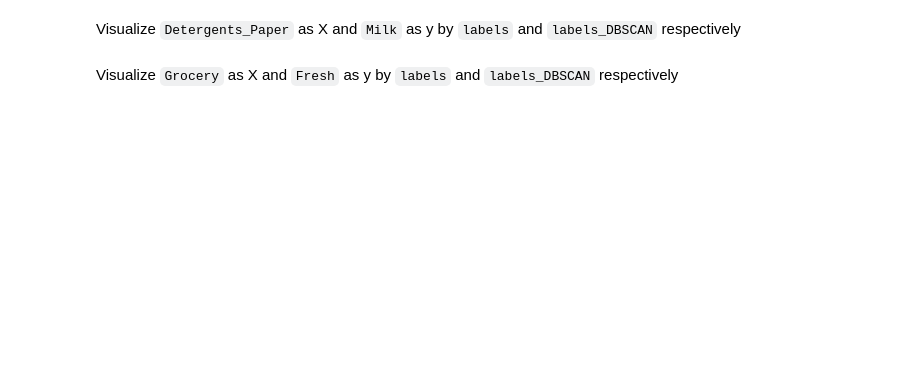
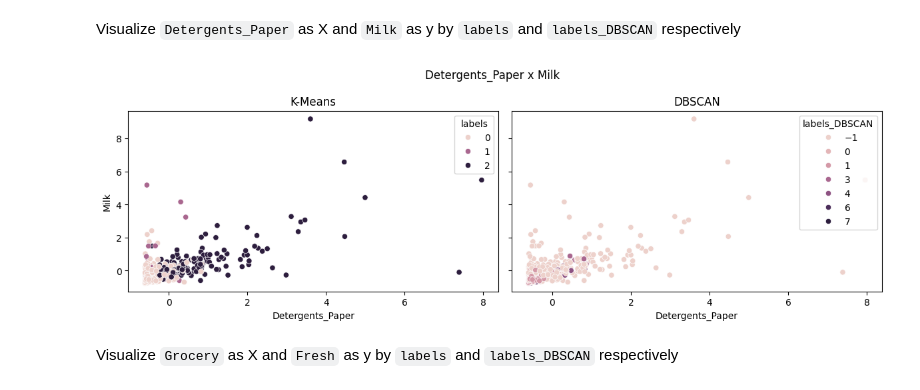
Before and after one commit to ironhack-labs/lab-unsupervised-learning-en, a Jupyter notebook: your-code/main.ipynb, the cells around one changed output. Cells and saved outputs as stored; diff of their text form; code cells hidden in the pictures; blank space fills up the shorter version.

```diff
--- a/your-code/main.ipynb
+++ b/your-code/main.ipynb
@@ -315,16 +269,16 @@ X_scaled.boxplot()
 # %%
 # Removing Outliers
 
-Q1 = X_scaled.quantile(0.25)
-Q3 = X_scaled.quantile(0.75)
-IQR  = Q3 - Q1
+# Q1 = customers_scale.quantile(0.25)
+# Q3 = customers_scale.quantile(0.75)
+# IQR  = Q3 - Q1
 
-lower_bound = Q1 - 1.5 * IQR
-upper_bound = Q3 + 1.5 * IQR
+# lower_bound = Q1 - 1.5 * IQR
+# upper_bound = Q3 + 1.5 * IQR
 
-cleaned = filtered_data = X_scaled[(X_scaled >= lower_bound) & (X_scaled <= upper_bound)]
+# customers_no_outliers = customers_scale[(customers_scale >= lower_bound) & (customers_scale <= upper_bound)]
 
-# https://pandas.pydata.org/docs/reference/api/pandas.DataFrame.dropna.html
-cleaned = cleaned.dropna()
-customers_scale = cleaned
+# # https://pandas.pydata.org/docs/reference/api/pandas.DataFrame.dropna.html
+# customers_no_outliers = customers_no_outliers.dropna()
+# customers_no_outliers
 # %%
@@ -344,5 +296,5 @@ from scipy import stats
 seed = 13
 n_clusters = 3
 k_means = KMeans(n_clusters=n_clusters, random_state=seed)
-pred = k_means.fit_predict(customers_scale)
-pred
+k_means_pred = k_means.fit_predict(customers_scale)
+customers_scale["labels"] = k_means_pred
@@ -426,8 +351,8 @@ Now let's cluster the data using DBSCAN. Use `DBSCAN(eps=0.5)` to initiate the m
 # %%
 from sklearn.cluster import DBSCAN
 
-dbscan = DBSCAN(eps = 0.5, min_samples=5)
+dbscan = DBSCAN(eps = 0.5)
 
-pred = dbscan.fit_predict(X_scaled)
+dbscan_pred = dbscan.fit_predict(customers_scale)
 
-pred
+customers_scale["labels_DBSCAN"] = dbscan_pred
@@ -549,2 +459,19 @@ def plot(x,y,hue):
+# %%
+def compare_plots(df, columns = [], labels = ["labels", "labels_DBSCAN"]):
+    fig, ax = plt.subplots(1,2, figsize = (12,4), sharex=True, sharey=True)
+
+    sns.scatterplot(data=df, x = columns[0], y = columns[1], hue = labels[0], ax = ax[0])
+    ax[0].set_title("K-Means")
+
+    sns.scatterplot(data=df, x = columns[0], y = columns[1], hue = labels[1], ax = ax[1])
+    ax[1].set_title("DBSCAN")
+
+    fig.suptitle(f"{columns[0]} x {columns[1]}")
+    plt.tight_layout()
+    plt.show()
+# %%
+compare_plots(customers_scale, columns=["Detergents_Paper", "Milk"])
+# %% [output]
+[figure, added]
 # %% [markdown]
 Visualize `Grocery` as X and `Fresh` as y by `labels` and `labels_DBSCAN` respectively
```
Also changed, not shown: parts of 44 cells of this notebook, 1 other file.
